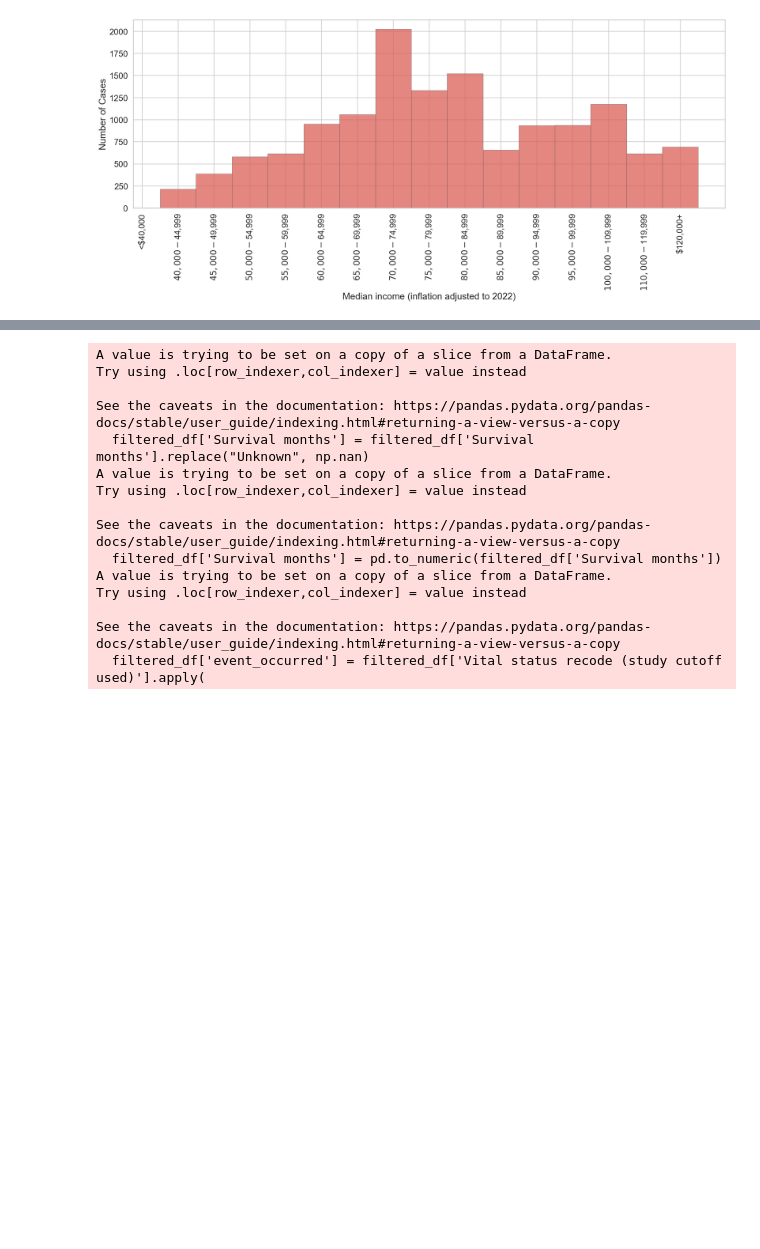
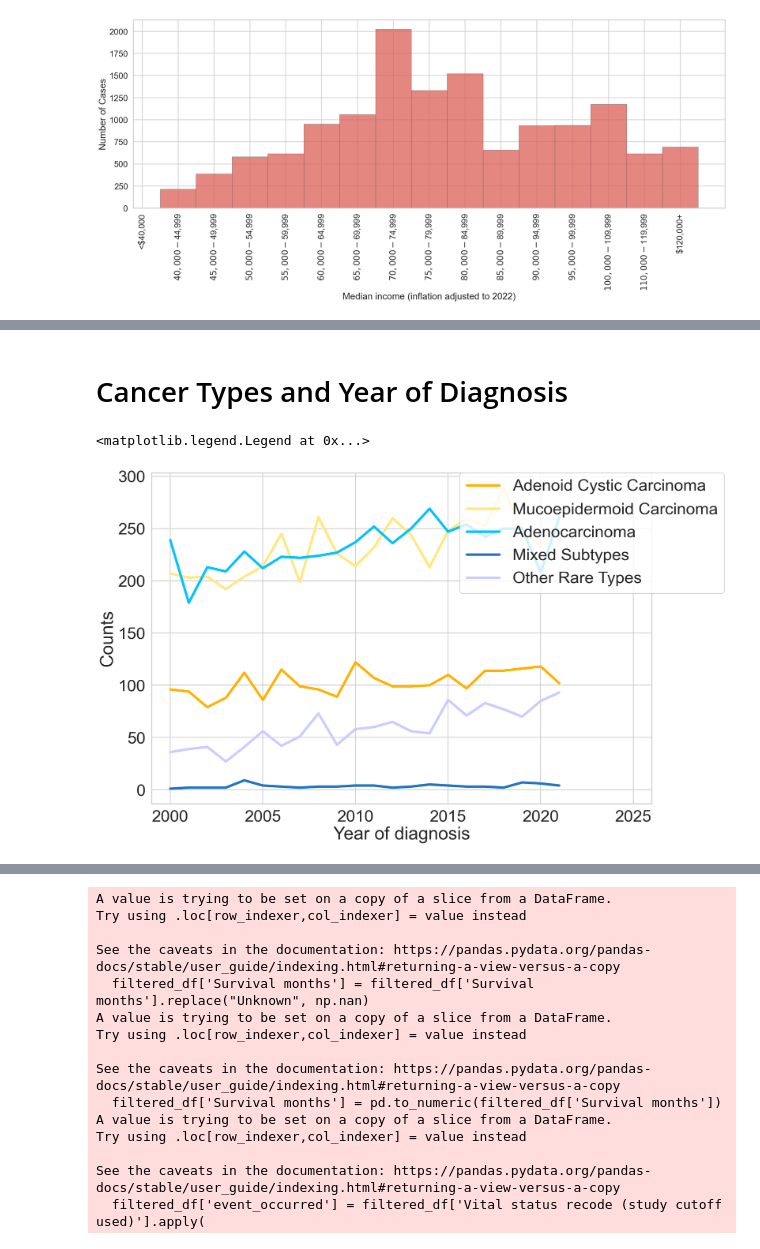
Before and after one commit to obaidkhurram/salivary-tumors, a Jupyter notebook: salivary_tumor_2024.ipynb, the cells around one changed output, grey strips where cells are left out. Cells and saved outputs as stored; diff of their text form; code cells hidden in the pictures; blank space fills up the shorter version.

Commit message:
• Added in histology versus year of diagnosis plot

```diff
--- a/salivary_tumor_2024.ipynb
+++ b/salivary_tumor_2024.ipynb
@@ -664,4 +642,21 @@ plt.show()
 [figure]
+# %% [markdown]
+# Cancer Types and Year of Diagnosis
+# %%
+type_year_counts = filtered_df.groupby('Histology')['Year of diagnosis'].value_counts()
+
+# Convert the series to a DataFrame and reset the index
+type_year_counts_df = type_year_counts.reset_index(name='Counts')
+
+plt.figure(figsize=(18,12))
+sns.set_context('talk',font_scale=2)
+sns.lineplot(type_year_counts_df,x='Year of diagnosis',y='Counts',
+             palette=colors,hue='Histology',lw=5,)
+plt.xlim(1999,2026)
+plt.legend(bbox_to_anchor=(.6,1.025),loc='upper left')
+# %% [output]
+<matplotlib.legend.Legend at 0x...>
+[figure, added]
 # %%
 # Select relevant columns for clinical characteristics analysis
 clinical_columns = ['Primary Site - labeled', 'Histologic Type ICD-O-3',
```
Also changed, not shown: parts of 7 cells of this notebook.
